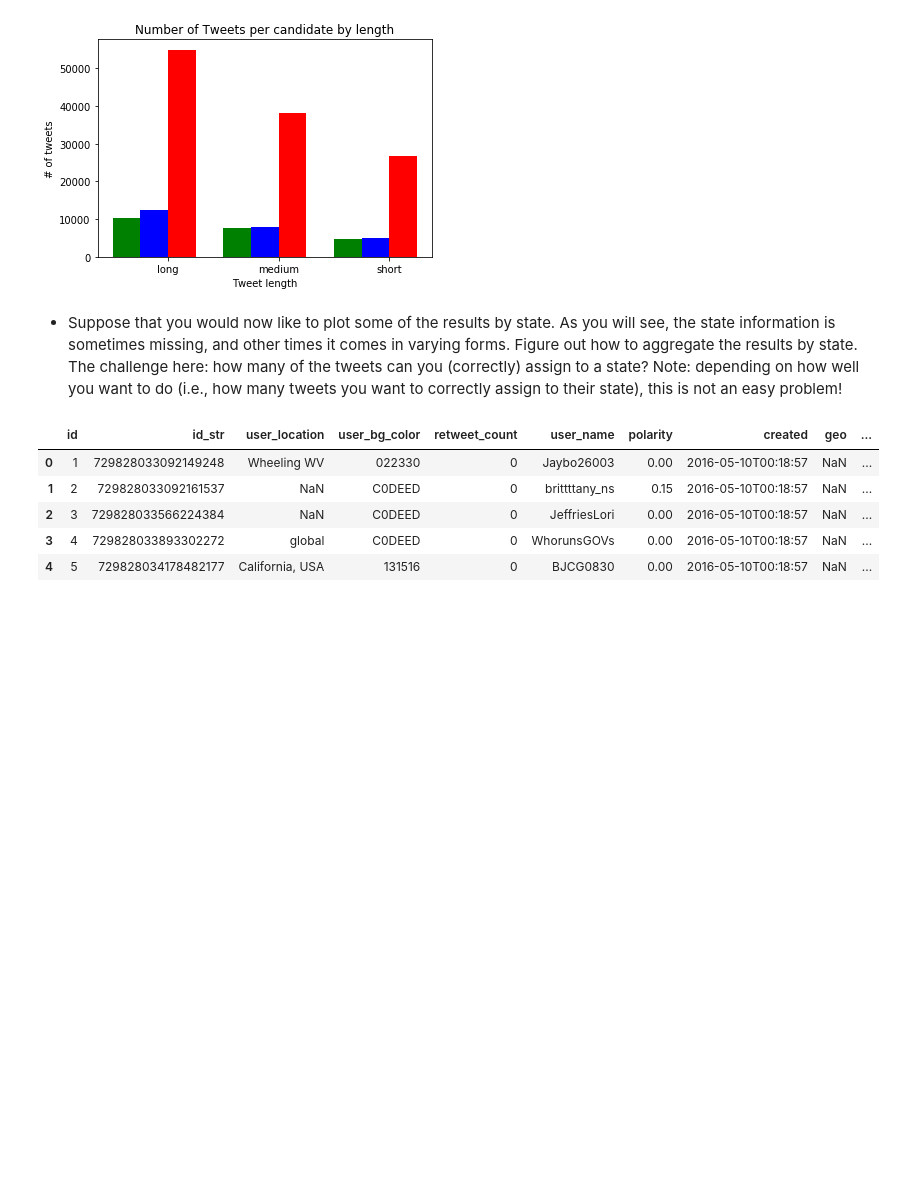
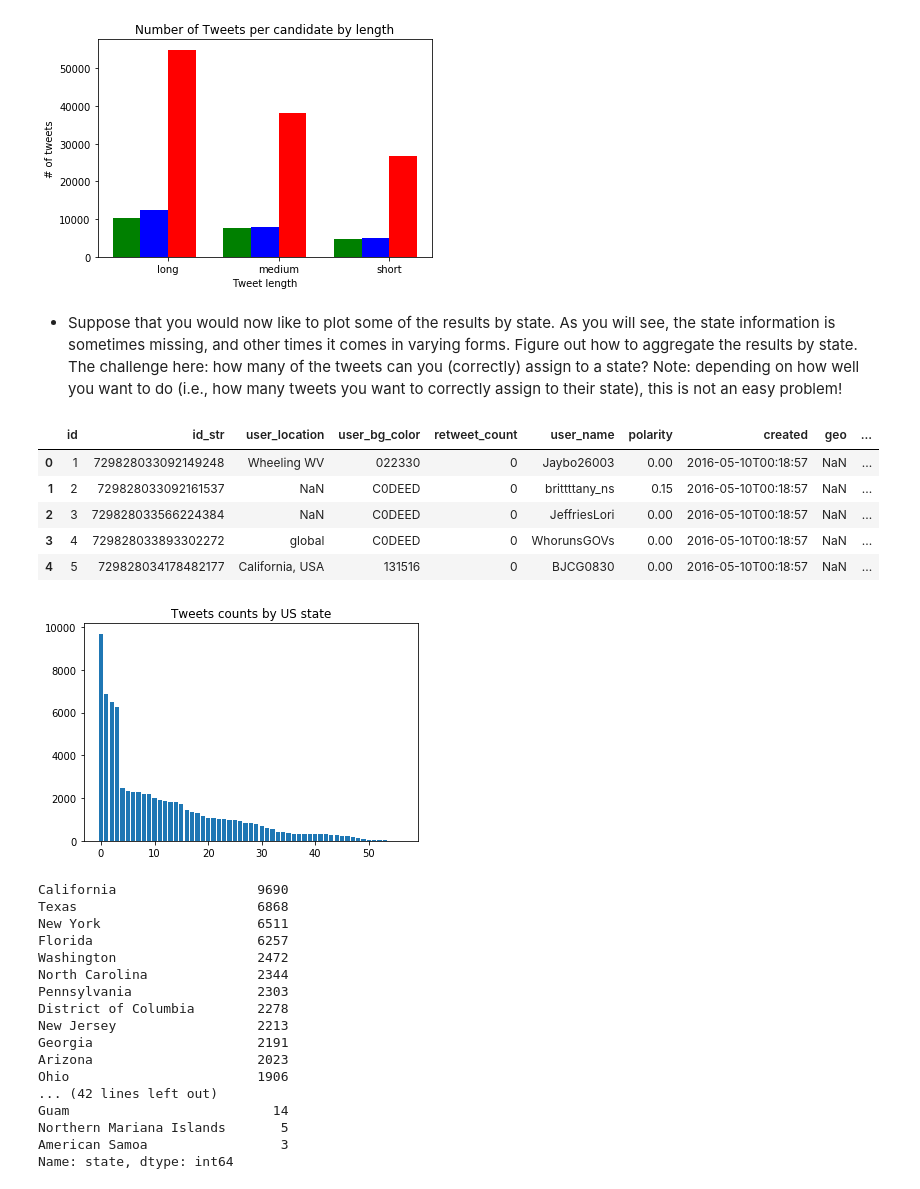
Before and after one commit to JavierPalomares90/Data_Mining_Hw1, a Jupyter notebook: Hw1b.ipynb, the cells around one changed output. Saved outputs shown, nothing was run; the diff lists cells and outputs as text; code cells hidden in the pictures; blank space fills up the shorter version.

Commit message:
Added plot of tweets by state

```diff
--- a/Hw1b.ipynb
+++ b/Hw1b.ipynb
@@ -817,3 +817,29 @@ tweets.head()
 | 2 | 3 | 729828033566224384 | NaN | C0DEED | 0 | JeffriesLori | 0.00 | 2016-05-10T00:18:57 | NaN | ... |
 | 3 | 4 | 729828033893302272 | global | C0DEED | 0 | WhorunsGOVs | 0.00 | 2016-05-10T00:18:57 | NaN | ... |
 | 4 | 5 | 729828034178482177 | California, USA | 131516 | 0 | BJCG0830 | 0.00 | 2016-05-10T00:18:57 | NaN | ... |
+# %%
+counts = tweets["state"].value_counts()
+plt.bar(range(len(counts)), counts)
+plt.title('Tweets counts by US state')
+plt.show()
+
+print(counts)
+# %% [output]
+[figure, added]
+California                  9690
+Texas                       6868
+New York                    6511
+Florida                     6257
+Washington                  2472
+North Carolina              2344
+Pennsylvania                2303
+District of Columbia        2278
+New Jersey                  2213
+Georgia                     2191
+Arizona                     2023
+Ohio                        1906
+... (42 lines left out)
+Guam                          14
+Northern Mariana Islands       5
+American Samoa                 3
+Name: state, dtype: int64
```
